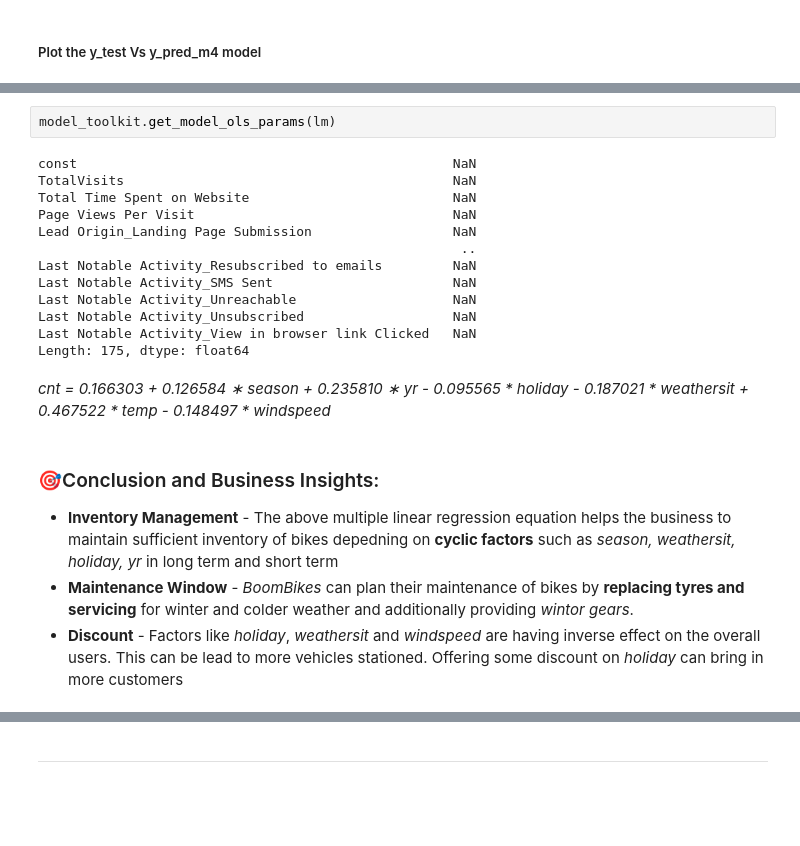
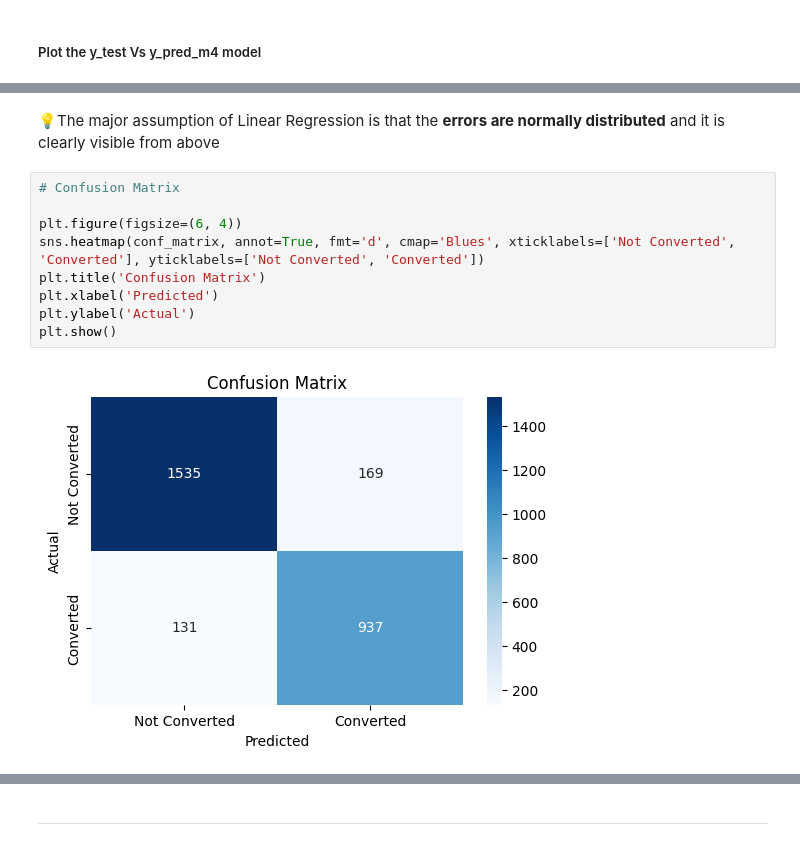
Before and after one commit to vmahawar/lead-scoring-case-study, a Jupyter notebook: lead-scoring-case-study.ipynb, the cells around one changed output, grey strips where cells are left out. Saved outputs shown, nothing was run; the diff lists cells and outputs as text; blank space fills up the shorter version.

```diff
--- a/lead-scoring-case-study.ipynb
+++ b/lead-scoring-case-study.ipynb
@@ -835,22 +786,13 @@ ValueError: Found input variables with inconsistent numbers of samples: [2772, 6
-# %%
-model_toolkit.get_model_ols_params(lm)
-# %% [output]
-const                                                NaN
-TotalVisits                                          NaN
-Total Time Spent on Website                          NaN
-Page Views Per Visit                                 NaN
-Lead Origin_Landing Page Submission                  NaN
-                                                      ..
-Last Notable Activity_Resubscribed to emails         NaN
-Last Notable Activity_SMS Sent                       NaN
-Last Notable Activity_Unreachable                    NaN
-Last Notable Activity_Unsubscribed                   NaN
-Last Notable Activity_View in browser link Clicked   NaN
-Length: 175, dtype: float64
-# %% [markdown]
-*cnt = 0.166303 + 0.126584 ∗ season + 0.235810 ∗ yr - 0.095565 * holiday - 0.187021 * weathersit + 0.467522 * temp - 0.148497 * windspeed*
-# %% [markdown]
-### 🎯Conclusion and Business Insights:
-- **Inventory Management** - The above multiple linear regression equation helps the business to maintain sufficient inventory of bikes depedning on **cyclic factors** such as *season, weathersit, holiday, yr* in long term and short term
-- **Maintenance Window** - *BoomBikes* can plan their maintenance of bikes by **replacing tyres and servicing** for winter and colder weather and additionally providing *wintor gears*.
-- **Discount** - Factors like *holiday*, *weathersit* and *windspeed* are having inverse effect on the overall users. This can be lead to more vehicles stationed. Offering some discount on *holiday* can bring in more customers
+# %% [markdown]
+💡The major assumption of Linear Regression is that the **errors are normally distributed** and it is clearly visible from above
+# %%
+# Confusion Matrix
+
+plt.figure(figsize=(6, 4))
+sns.heatmap(conf_matrix, annot=True, fmt='d', cmap='Blues', xticklabels=['Not Converted', 'Converted'], yticklabels=['Not Converted', 'Converted'])
+plt.title('Confusion Matrix')
+plt.xlabel('Predicted')
+plt.ylabel('Actual')
+plt.show()
+# %% [output]
+[figure, added]
```
Also changed, not shown: parts of 44 cells of this notebook.
